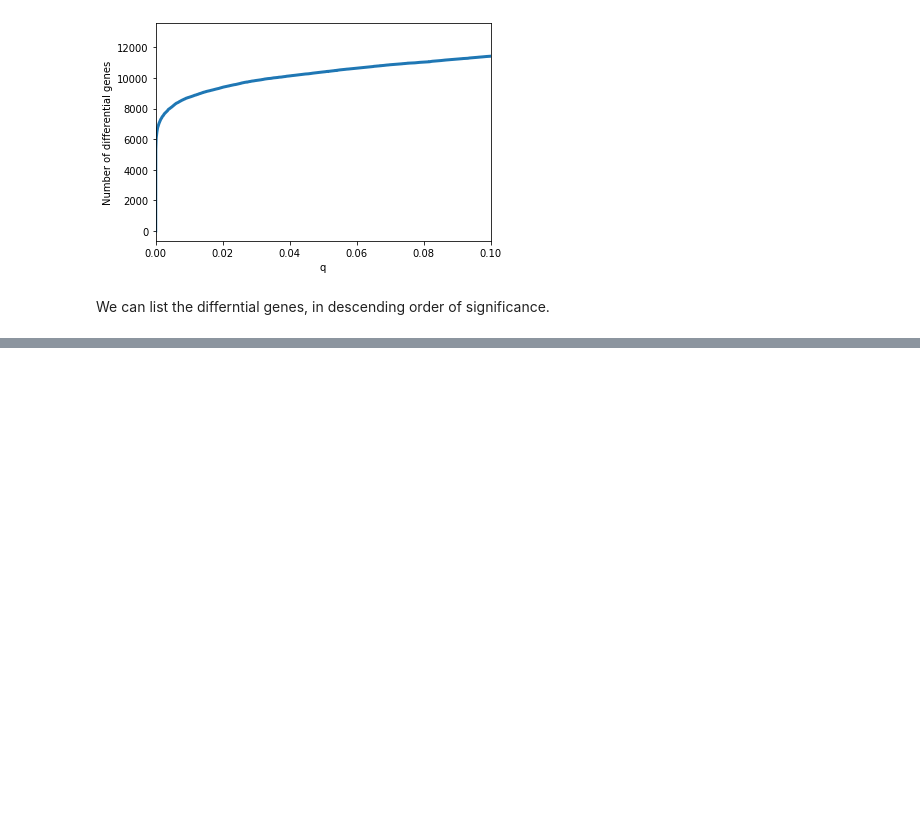
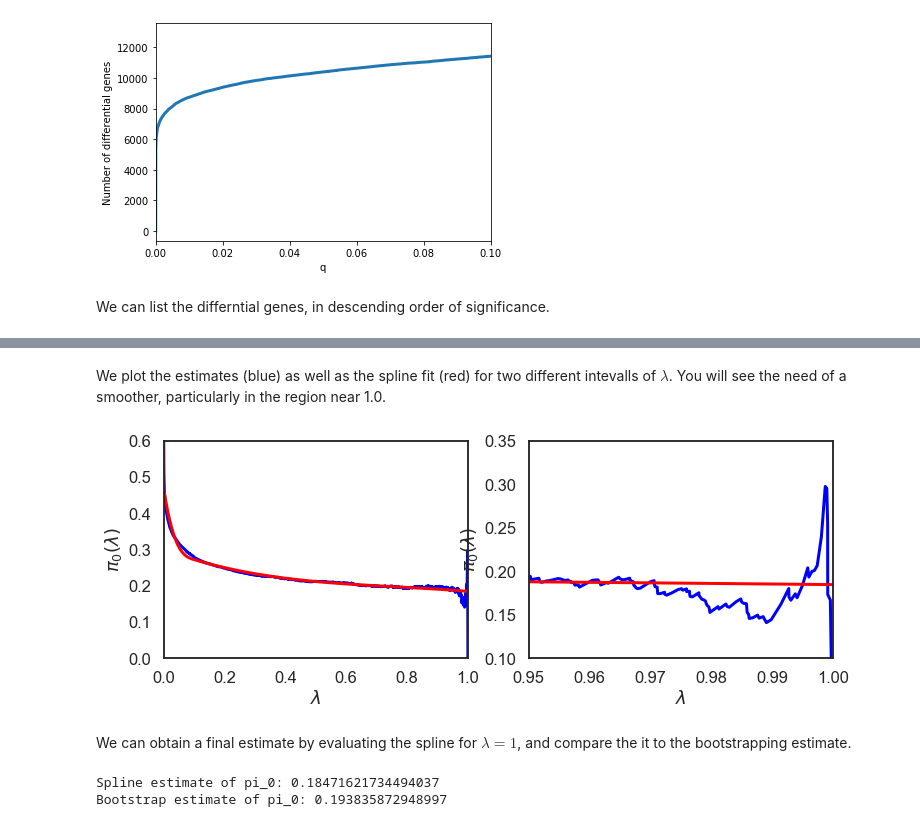
Before and after one commit to statisticalbiotechnology/cb2030, a Jupyter notebook: nb/multiplehypo/qvalue.ipynb, the cells around one changed output, grey strips where cells are left out. Cells and saved outputs as stored; diff of their text form; code cells hidden in the pictures; blank space fills up the shorter version.

```diff
--- a/nb/multiplehypo/qvalue.ipynb
+++ b/nb/multiplehypo/qvalue.ipynb
@@ -153,0 +164,38 @@ ax.set(xlabel="$log_2(TN/not TN)$", ylabel="$-log_{10}(p)$");
+# %%
+from scipy.interpolate import UnivariateSpline
+
+m = pvalues.shape[0] # The number of p-values
+pvalues.sort_values("p",inplace=True,ascending=False) # sort the pvalues in decending order
+num_p = -1
+for ix in pvalues.index:
+    num_p += 1
+    lambda_p = pvalues.loc[ix,"p"]
+    pi0_hat = num_p/(m*(1-lambda_p))
+    pvalues.loc[ix,"pi0_hat"] = pi0_hat
+
+pvalues.sort_values("p",inplace=True) # sort the pvalues in ascending order
+s = UnivariateSpline(pvalues["p"],pvalues["pi0_hat"], k=3,s=10)
+# %% [markdown]
+We plot the estimates (blue) as well as the spline fit (red) for two different intevalls of $\lambda$. You will see the need of a smoother, particularly in the region near 1.0.
+# %%
+def plot_pi0_hat(p,s,xlow,xhigh,ylow,yhigh,ax):
+  sns.lineplot(pvalues["p"],pvalues["pi0_hat"],ci=None,lw=3, ax=ax, color='b')
+  sns.lineplot(pvalues["p"],s(pvalues["p"]),ci=None,lw=3,ax=ax, color='r')
+  ax.set_xlim(xlow,xhigh);
+  ax.set_ylim(ylow,yhigh);
+  ax.set_xlabel("$\lambda $");
+  ax.set_ylabel("$\pi_0(\lambda)$");
+
+fig, ax = plt.subplots(1,2,figsize=(12, 4))
+plot_pi0_hat(pvalues,s,0,1,0,0.6,ax[0])
+plot_pi0_hat(pvalues,s,0.95,1,0.1,0.35,ax[1])
+# %% [output]
+[figure, added]
+# %% [markdown]
+We can obtain a final estimate by evaluating the spline for $\lambda=1$, and compare the it to the bootstrapping estimate.
+# %%
+print("Spline estimate of pi_0: " + str(s(1)))
+print("Bootstrap estimate of pi_0: " + str(estimatePi0(list(pvalues["p"].values))))
+# %% [output]
+Spline estimate of pi_0: 0.18471621734494037
+Bootstrap estimate of pi_0: 0.193835872948997
```
Also changed, not shown: parts of 6 cells of this notebook.
